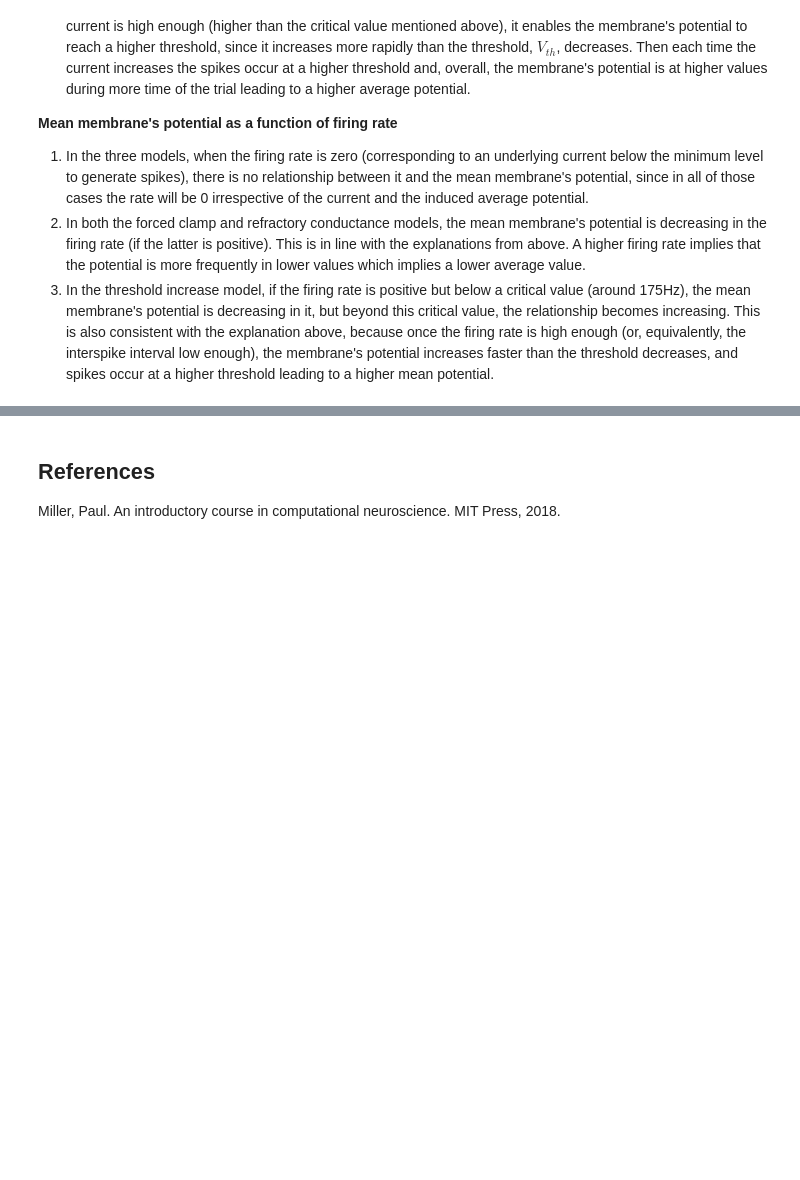
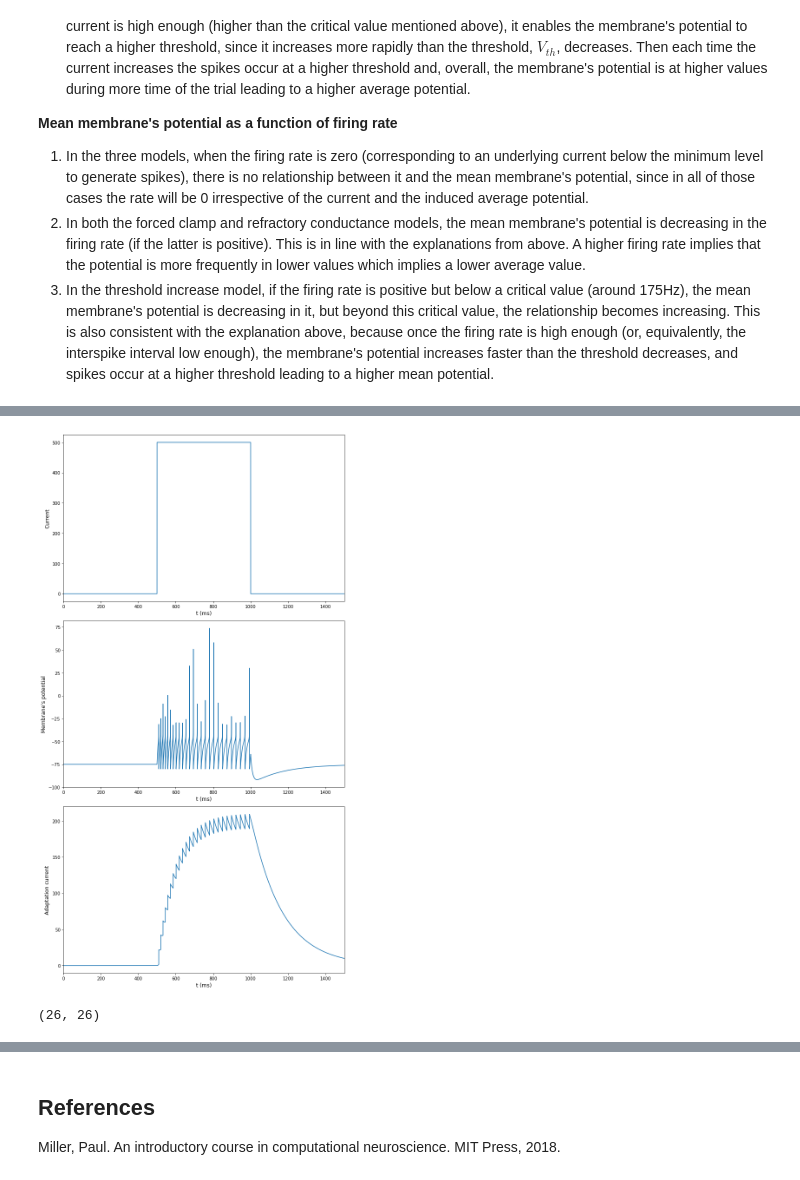
Before and after one commit to Romoflow/comp_neuro_models, a Jupyter notebook: lif.ipynb, the cells around one changed output, grey strips where cells are left out. Cells and saved outputs as stored; diff of their text form; code cells hidden in the pictures; blank space fills up the shorter version.

```diff
--- a/lif.ipynb
+++ b/lif.ipynb
@@ -469,0 +675,11 @@ plt.show()
+# %%
+# Plot a 500pA current applied from 0.5s until 1.0s
+sim_results = simulate(500, t_max=1500, constant_current=False, current_t_min=500, current_t_max=1000)
+plot_results(sim_results, t_min=0, t_max=1500)
+# %% [output]
+[figure, added]
+# %%
+# Note: on every spike, the potential reaches maximum due to exponential term
+sim_results["V_m_above_max"].sum(), sim_results["spike_train"].sum()
+# %% [output]
+(26, 26)
```
Also changed, not shown: parts of 18 cells of this notebook.
